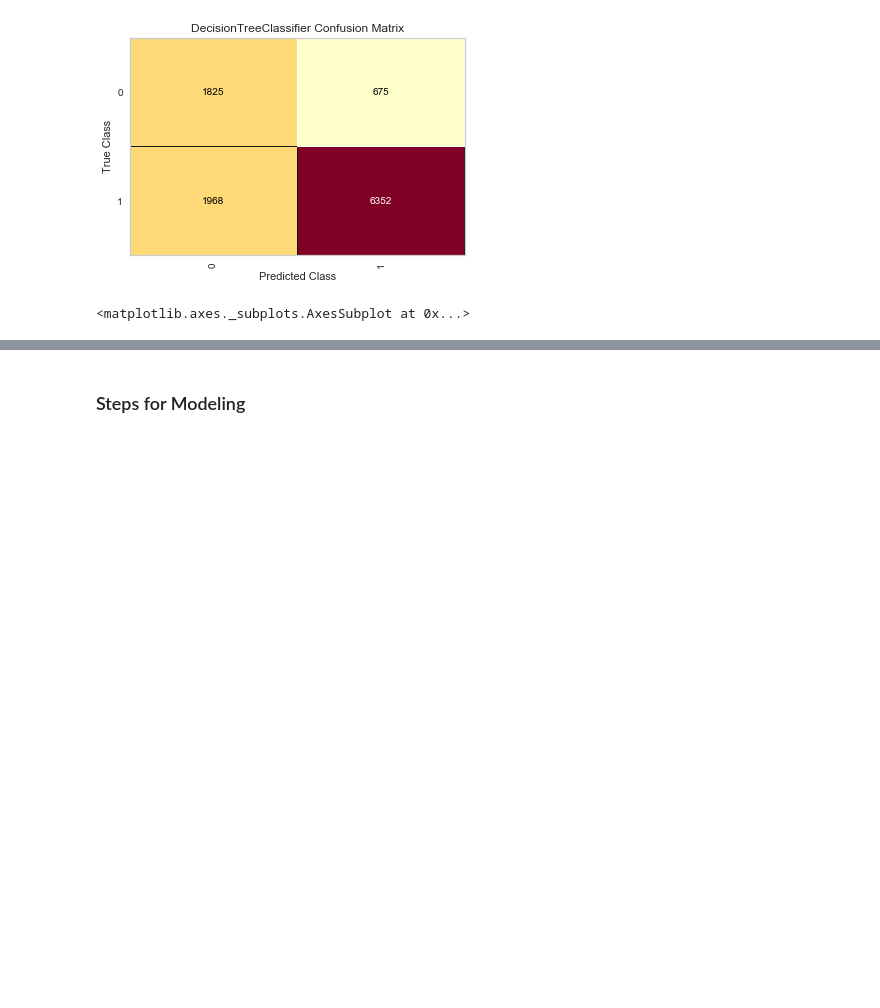
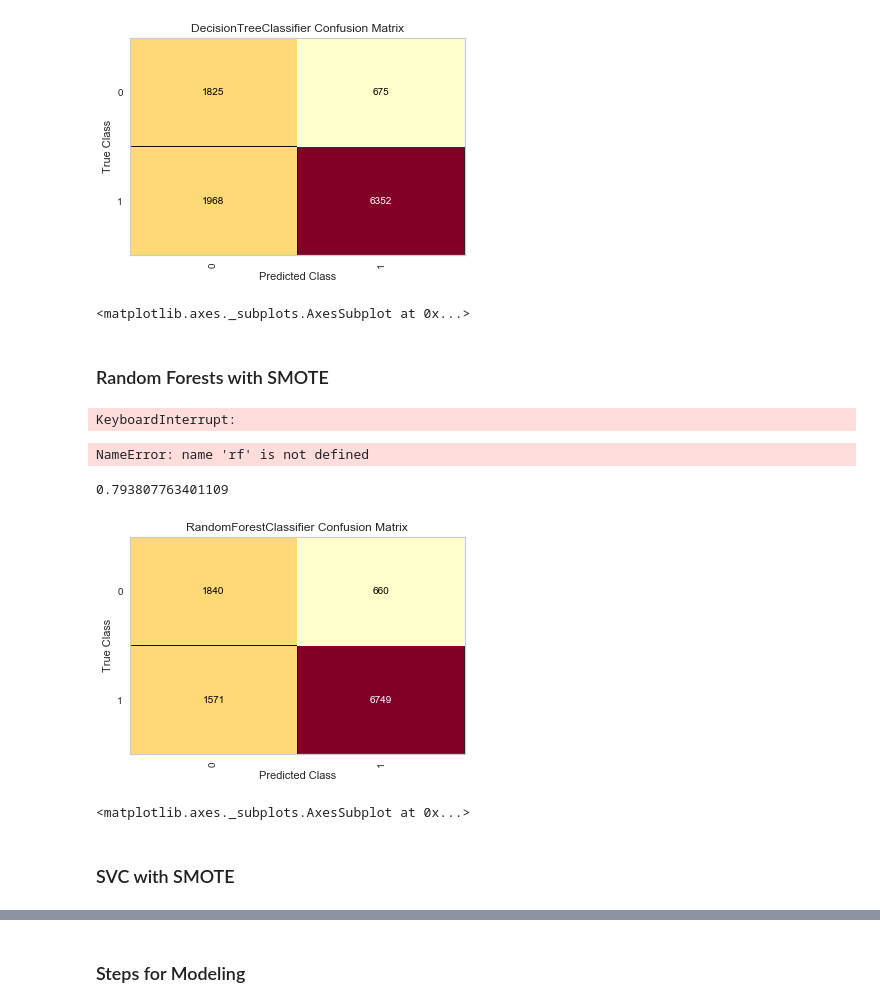
Before and after one commit to BudBernhard/DeepSolarAnalysis, a Jupyter notebook: EDA_Notebooks/EDA_Allison.ipynb, the cells around one changed output, grey strips where cells are left out. Saved outputs shown, nothing was run; the diff lists cells and outputs as text; code cells hidden in the pictures; blank space fills up the shorter version.

```diff
--- a/EDA_Notebooks/EDA_Allison.ipynb
+++ b/EDA_Notebooks/EDA_Allison.ipynb
@@ -214,7 +212,7 @@ dt.best_params_
 best_dt = dt.best_estimator_
 # Decision Tree: {'dt__max_depth': 2, 'dt__min_samples_leaf': 1, 'dt__min_samples_split': 2}
 # %%
-best_dt.fit(X_train, ytrain)
+best_dt.fit(X_train, y_smote)
 best_dt.score(X_test, y_test)
 # Decision Tree: 0.755637707948244
 # %% [output]
@@ -226,6 +235,30 @@ cm.poof()
 # %% [output]
 [figure]
 <matplotlib.axes._subplots.AxesSubplot at 0x...>
+# %% [markdown]
+### Random Forests with SMOTE
 # %%
 ### Random Forests
-rf = find_hyperparameters(pipe_rf, params_rf, X_train, ytrain)
+rf = find_hyperparameters(pipe_rf, params_rf, X_train, y_train)
+# %% [output]
+KeyboardInterrupt:
+# %%
+print(rf.best_params_)
+best_rf = rf.best_estimator_
+# %% [output]
+NameError: name 'rf' is not defined
+# %%
+best_rf.fit(X_train, y_smote)
+best_rf.score(X_test, y_test)
+# Random Forests: 0.793807763401109
+# %% [output]
+0.793807763401109
+# %%
+cm = ConfusionMatrix(best_rf)
+cm.score(X_test, y_test)
+cm.poof()
+# %% [output]
+[figure, added]
+<matplotlib.axes._subplots.AxesSubplot at 0x...>
+# %% [markdown]
+### SVC with SMOTE
```
Also changed, not shown: parts of 28 cells of this notebook, 2 other files.
